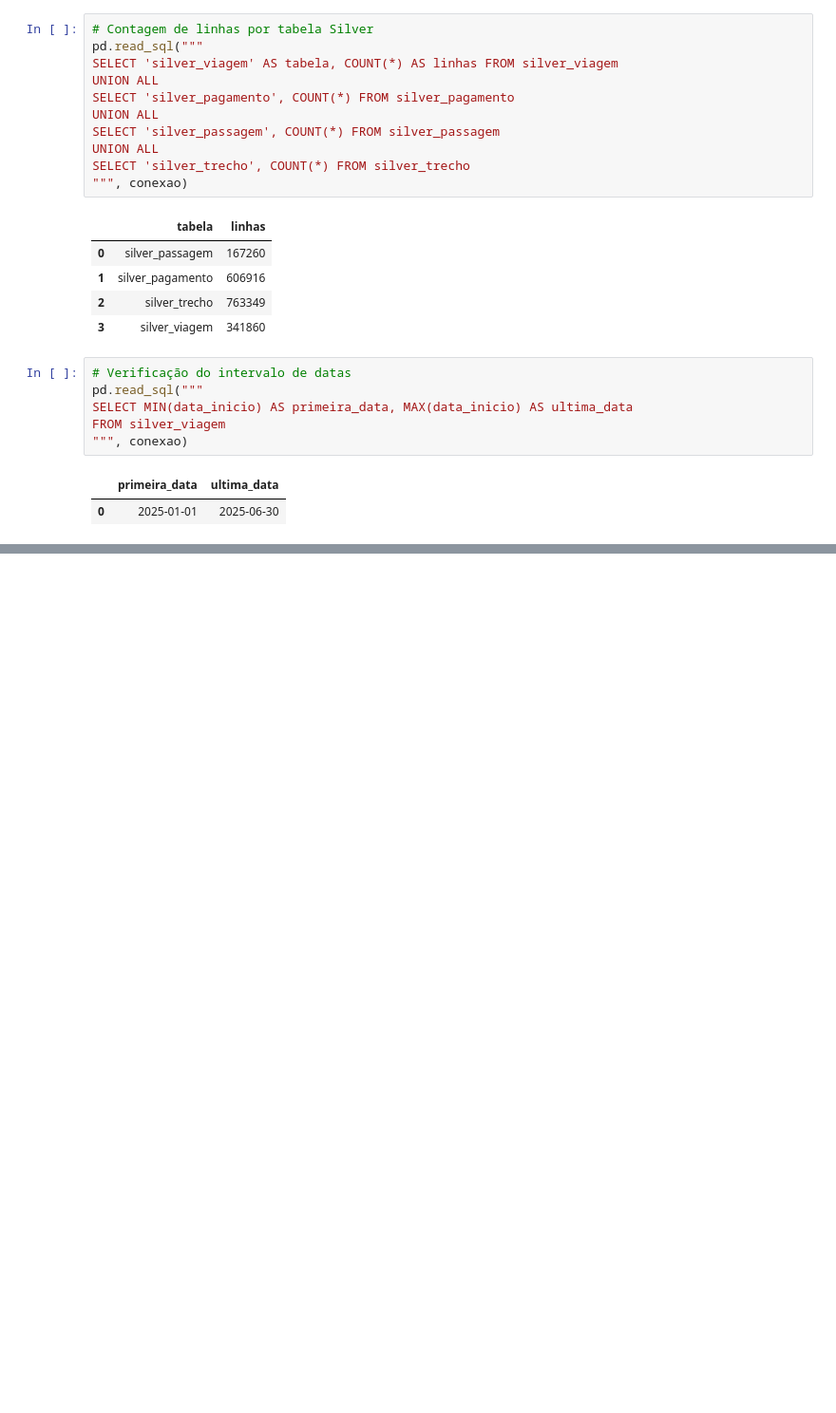
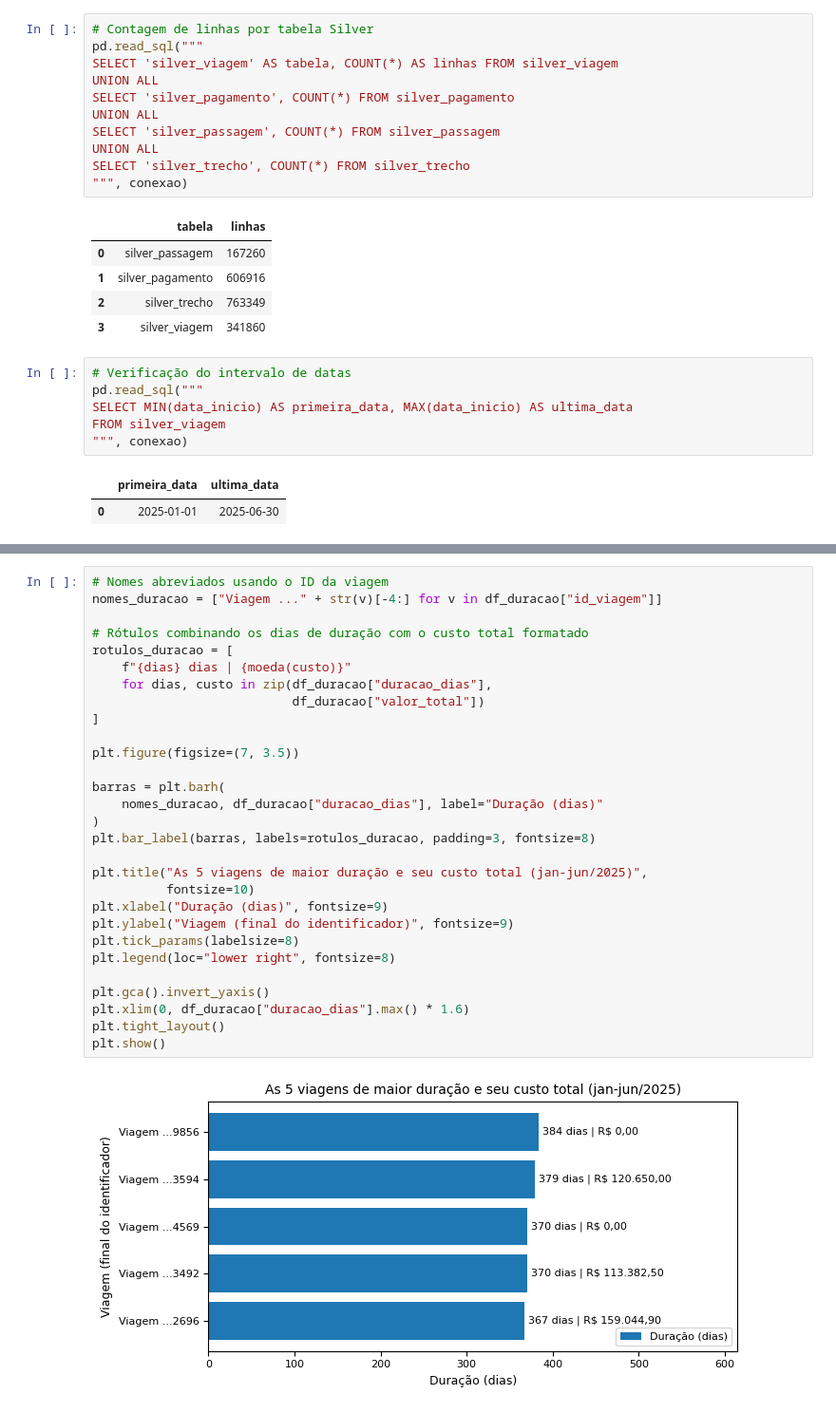
Before and after one commit to leonardofelipe85/pipeline-viagens-servico, a Jupyter notebook: 3_analise.ipynb, the cells around one changed output, grey strips where cells are left out. Shown at 95% size. Drawn from its saved outputs; the diff is of its cells as text; blank space fills up the shorter version.

Commit message:
Adiciona README e análise de custos por destino

```diff
--- a/3_analise.ipynb
+++ b/3_analise.ipynb
@@ -406,0 +274,31 @@ df_destino.style.format(
+# %%
+# Nomes abreviados usando o ID da viagem
+nomes_duracao = ["Viagem ..." + str(v)[-4:] for v in df_duracao["id_viagem"]]
+
+# Rótulos combinando os dias de duração com o custo total formatado
+rotulos_duracao = [
+    f"{dias} dias | {moeda(custo)}"
+    for dias, custo in zip(df_duracao["duracao_dias"],
+                           df_duracao["valor_total"])
+]
+
+plt.figure(figsize=(7, 3.5))
+
+barras = plt.barh(
+    nomes_duracao, df_duracao["duracao_dias"], label="Duração (dias)"
+)
+plt.bar_label(barras, labels=rotulos_duracao, padding=3, fontsize=8)
+
+plt.title("As 5 viagens de maior duração e seu custo total (jan-jun/2025)",
+          fontsize=10)
+plt.xlabel("Duração (dias)", fontsize=9)
+plt.ylabel("Viagem (final do identificador)", fontsize=9)
+plt.tick_params(labelsize=8)
+plt.legend(loc="lower right", fontsize=8)
+
+plt.gca().invert_yaxis()
+plt.xlim(0, df_duracao["duracao_dias"].max() * 1.6)
+plt.tight_layout()
+plt.show()
+# %% [output]
+[figure, added]
```
Also changed, not shown: parts of 60 cells of this notebook, 1 other file.
